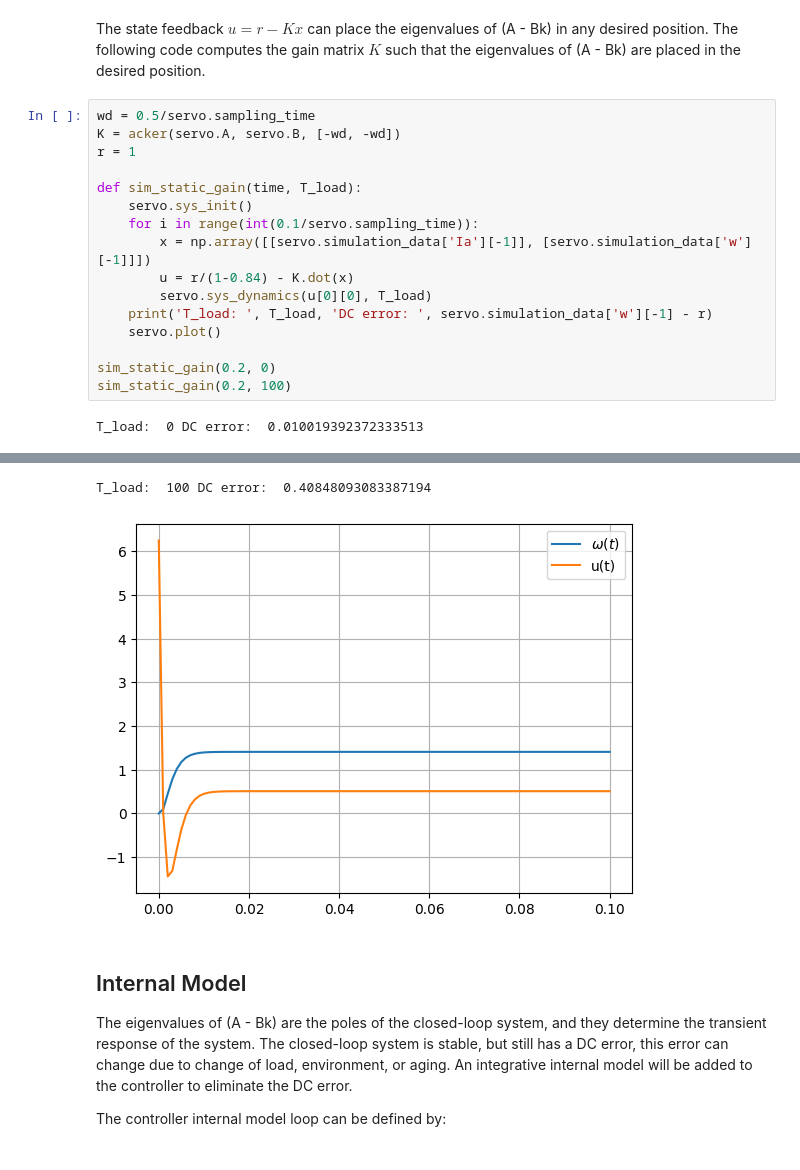
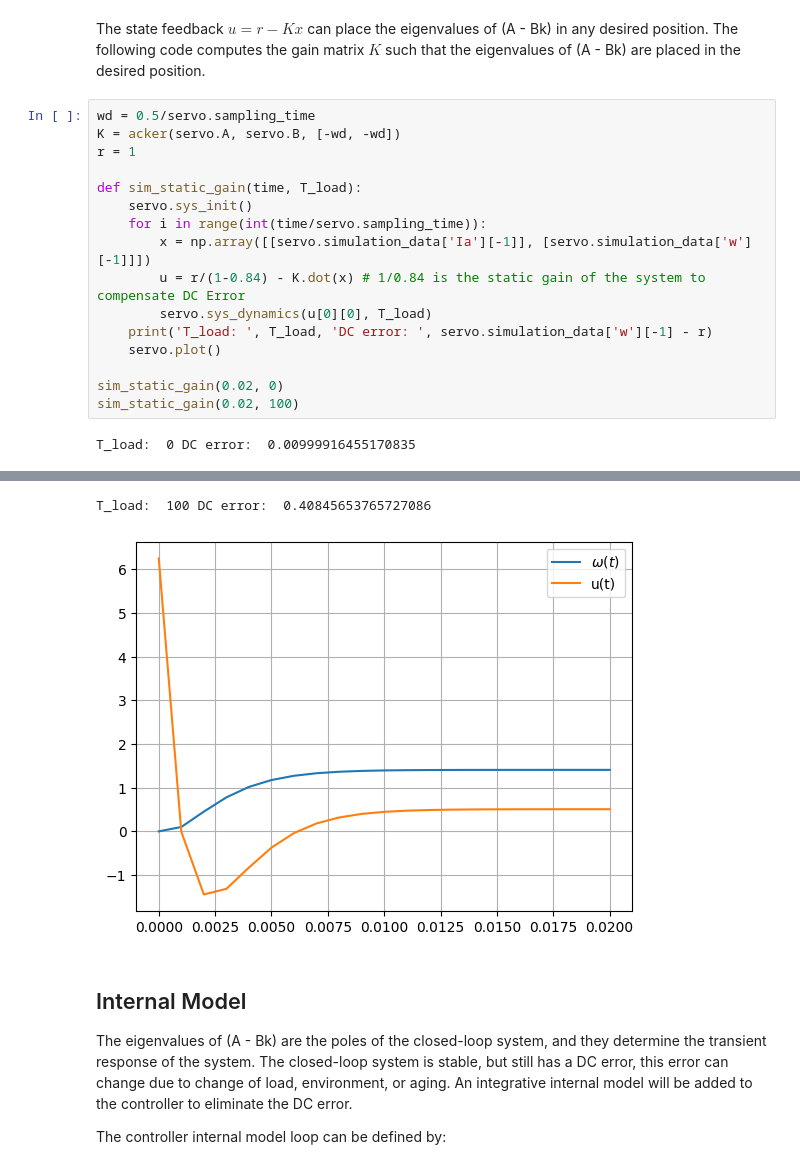
Before and after one commit to jonculau/dc-motor-control, a Jupyter notebook: control-synthesis.ipynb, the cells around one changed output, grey strips where cells are left out. Cells and saved outputs as stored; diff of their text form.

```diff
--- a/control-synthesis.ipynb
+++ b/control-synthesis.ipynb
@@ -21,14 +21,14 @@ r = 1
 
 def sim_static_gain(time, T_load):
     servo.sys_init()
-    for i in range(int(0.1/servo.sampling_time)):
+    for i in range(int(time/servo.sampling_time)):
         x = np.array([[servo.simulation_data['Ia'][-1]], [servo.simulation_data['w'][-1]]])
-        u = r/(1-0.84) - K.dot(x)
+        u = r/(1-0.84) - K.dot(x) # 1/0.84 is the static gain of the system to compensate DC Error
         servo.sys_dynamics(u[0][0], T_load)
     print('T_load: ', T_load, 'DC error: ', servo.simulation_data['w'][-1] - r)
     servo.plot()
 
-sim_static_gain(0.2, 0)
-sim_static_gain(0.2, 100)
+sim_static_gain(0.02, 0)
+sim_static_gain(0.02, 100)
 # %% [output]
-T_load:  0 DC error:  0.010019392372333513
+T_load:  0 DC error:  0.00999916455170835
@@ -36,5 +36,5 @@ T_load:  0 DC error:  0.010019392372333513
-T_load:  100 DC error:  0.40848093083387194
+T_load:  100 DC error:  0.40845653765727086
-[figure, old version]
+[figure, new version]
 # %% [markdown]
 ## Internal Model
 The eigenvalues of (A - Bk) are the poles of the closed-loop system, and they determine the transient response of the system. The closed-loop system is stable, but still has a DC error, this error can change due to change of load, environment, or aging. An integrative internal model will be added to the controller to eliminate the DC error.
```
Also changed, not shown: parts of 3 cells of this notebook.
